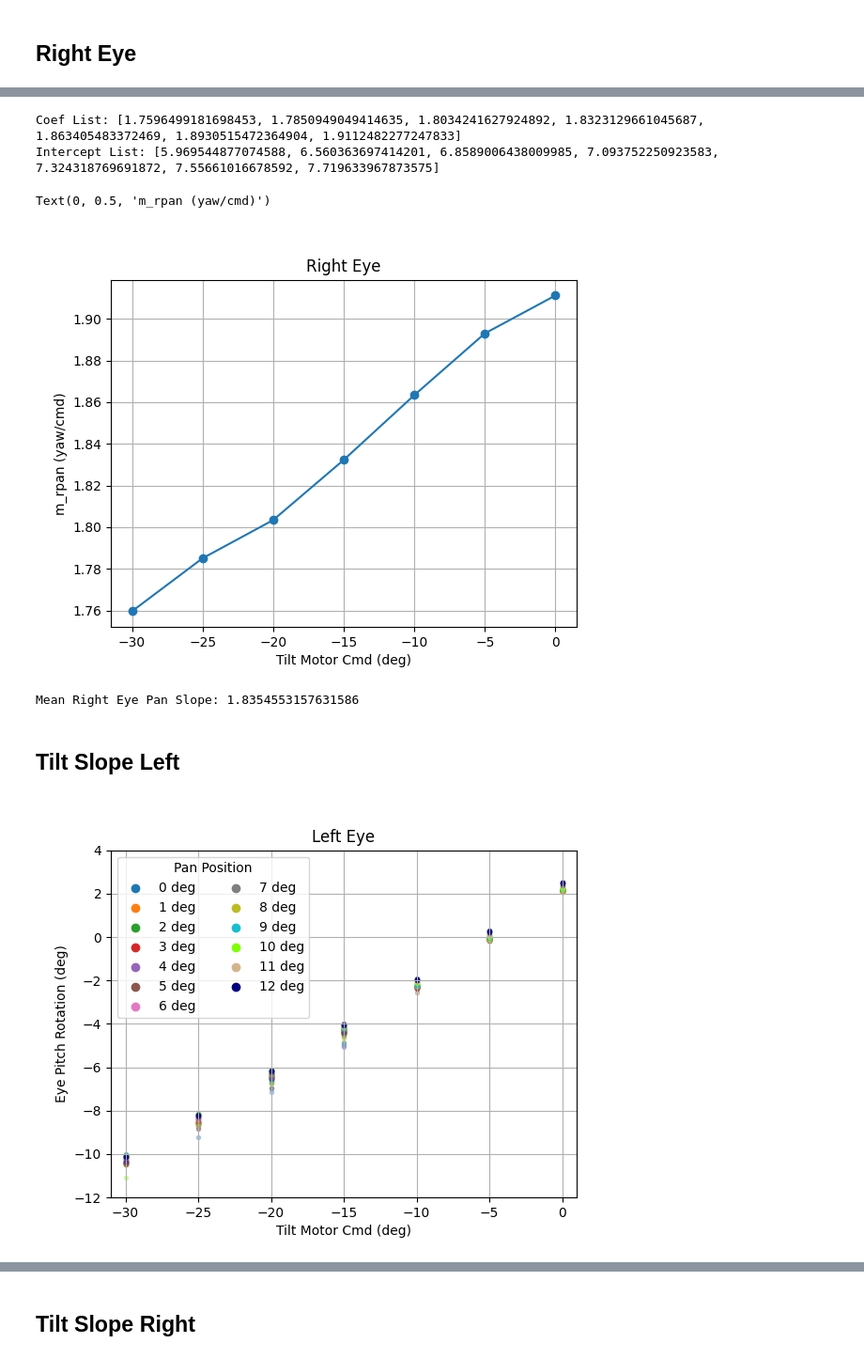
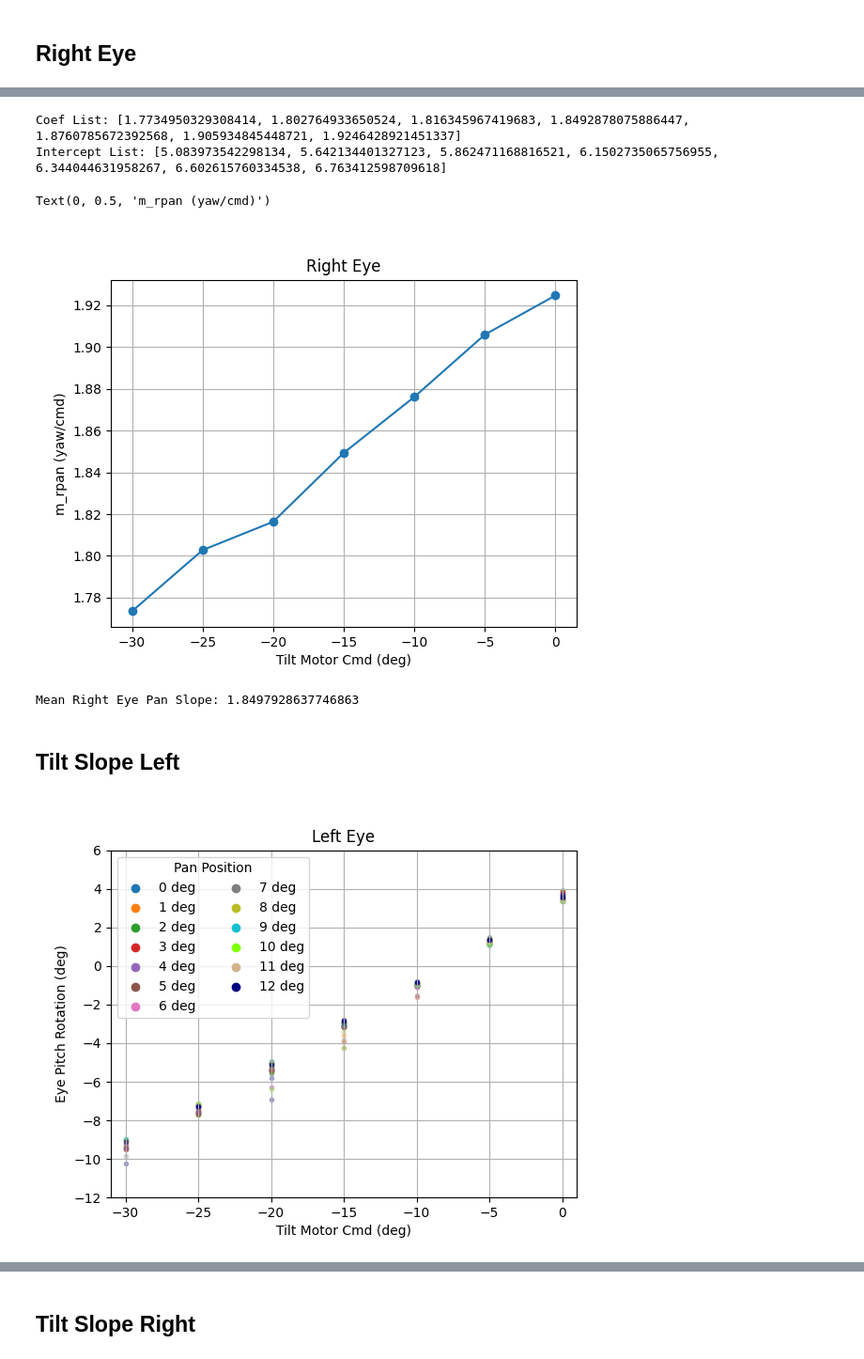
Before and after one commit to jpmnieles/grace_robot, a Jupyter notebook: 240416_PanTiltBaseline_Extrinsic_Eye_Location_Sweep.ipynb, the cells around one changed output, grey strips where cells are left out. Shown at 94% size. Drawn from its saved outputs; the diff is of its cells as text; code cells hidden in the pictures.

```diff
--- a/240416_PanTiltBaseline_Extrinsic_Eye_Location_Sweep.ipynb
+++ b/240416_PanTiltBaseline_Extrinsic_Eye_Location_Sweep.ipynb
@@ -204,7 +204,7 @@ def chest_rgb_to_eye(T_chest, T_input):
 # %% [markdown]
 ## Pickle Data
 # %%
-filename = 'pantilt_baseline_sweep_pickle_20240410_143539_697852.pickle'
+filename = 'pantilt_baseline_sweep_pickle_20240428_201718_442846.pickle'
 # %%
 fn_path = os.path.join(os.getcwd(), 'results', 'pantilt_baseline_sweep',filename)
 data = read_pickle_file(fn_path)
@@ -380,7 +380,7 @@ plt.grid()
 # %%
 # Remove Bad Batch
 
-filt_df = filt_df.drop(filt_df[filt_df['rmse_left'] > 0.2].index).reset_index(drop=True)
+filt_df = filt_df.drop(filt_df[filt_df['rmse_left'] > 0.3].index).reset_index(drop=True)
 filt_df.head()
 # %% [output]
 |  | chess_idx | theta_left_pan | theta_right_pan | theta_tilt | chest_cam_px_x_tminus1 | chest_cam_px_y_tminus1 | ... |
@@ -880,8 +880,8 @@ for i in range(len(tilt_cmd_list)):
 print('Coef List:', coef_list)
 print('Intercept List:', intercept_list)
 # %% [output]
-Coef List: [1.7596499181698453, 1.7850949049414635, 1.8034241627924892, 1.8323129661045687, 1.863405483372469, 1.8930515472364904, 1.9112482277247833]
-Intercept List: [5.969544877074588, 6.560363697414201, 6.8589006438009985, 7.093752250923583, 7.324318769691872, 7.55661016678592, 7.719633967873575]
+Coef List: [1.7734950329308414, 1.802764933650524, 1.816345967419683, 1.8492878075886447, 1.8760785672392568, 1.905934845448721, 1.9246428921451337]
+Intercept List: [5.083973542298134, 5.642134401327123, 5.862471168816521, 6.1502735065756955, 6.344044631958267, 6.602615760334538, 6.763412598709618]
 # %%
 # Slope Plot
 
@@ -893,40 +893,40 @@ plt.xlabel('Tilt Motor Cmd (deg)')
 plt.ylabel('m_rpan (yaw/cmd)')
 # %% [output]
 Text(0, 0.5, 'm_rpan (yaw/cmd)')
-[figure, old version]
+[figure, new version]
 # %%
 # Mean Right Eye Pan Slope
 
 mean_right_eye_pan_slope = np.mean(coef_list)
 print('Mean Right Eye Pan Slope:', mean_right_eye_pan_slope)
 # %% [output]
-Mean Right Eye Pan Slope: 1.8354553157631586
+Mean Right Eye Pan Slope: 1.8497928637746863
 # %% [markdown]
 ## Tilt Slope Left
 # %%
 # Tilt Slope Left
 
 plt.figure()
 
 left_pan_cmd_list = list(range(0, 13))
 for i in range(len(left_pan_cmd_list)):
     plt.scatter(-100,-100, color=colors[i])
 
 for i in range(len(left_pan_cmd_list)):
     df = filt_df[filt_df['theta_left_pan_cmd_tminus1']==left_pan_cmd_list[i]].reset_index()
     plt.scatter(df['theta_tilt_cmd_tminus1'], df['left_pitch'], alpha=0.3, marker='.', color=colors[i])
 
 # plt.legend(['roll', 'pitch', 'yaw'])  # Rotation across z, y, x [but currently in opencv coordinates]
 plt.xlabel('Tilt Motor Cmd (deg)')
 plt.ylabel('Eye Pitch Rotation (deg)')
 plt.xlim([-31, 1])
-plt.ylim([-12, 4])
+plt.ylim([-12, 6])
 plt.title('Left Eye')
 plt.legend(['0 deg', '1 deg', '2 deg', '3 deg', '4 deg', '5 deg', '6 deg',
            '7 deg', '8 deg', '9 deg', '10 deg', '11 deg', '12 deg'], title='Pan Position', ncol=2)
 plt.grid()
 # %% [output]
-[figure, old version]
+[figure, new version]
 # %%
 # Slope Calculation
 
```
Also changed, not shown: parts of 27 cells of this notebook, 1 other file.
